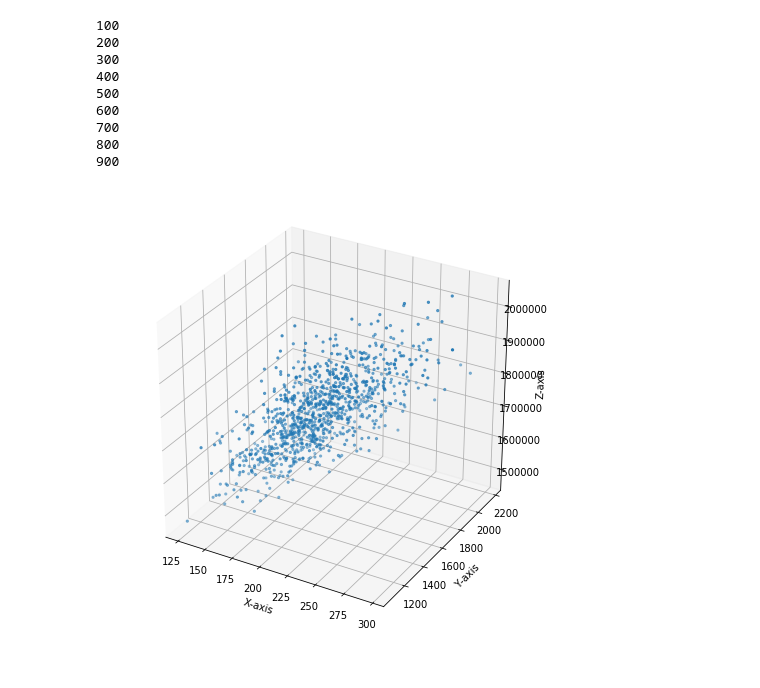
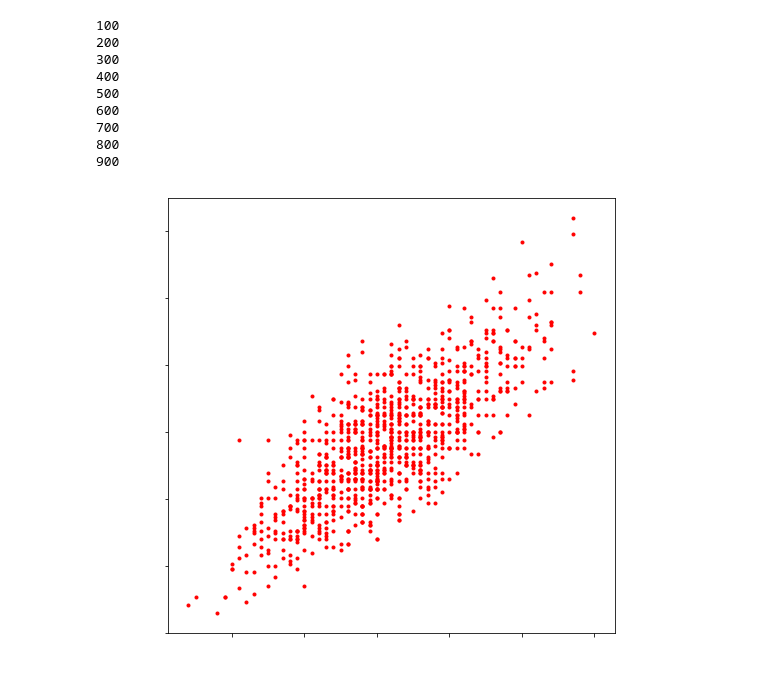
Before and after one commit to CvoidStudio/Parallel_Matrix_Topology, a Jupyter notebook: Simulator/Prediction.ipynb, the cells around one changed output. Saved outputs shown, nothing was run; the diff lists cells and outputs as text; code cells hidden in the pictures.

Commit message:
Updated: Random Search Optimization

```diff
--- a/Simulator/Prediction.ipynb
+++ b/Simulator/Prediction.ipynb
@@ -270,8 +272,8 @@ def Real_Routine(Raw_Route,Adj_M):
             for pp,act in Acts.items():
                 Routine[pp] += act
 
-        elif Action[0] == 'R':    # Recieve
-            pass # done by sender
+        #elif Action[0] == 'R':    # Recieve
+        #    pass # done by sender
 
 
 
@@ -392,18 +422,16 @@ def Shuffle_with_Center(center,leaf):
 # %%
-pairs = []
+Data = []
 TT = 0
 for T in range(1000):
-    #rand_series = np.random.permutation(np.arange(P))
-    #random_map = {i:rand_series[i] for i in range(P)}
-    random_map = Shuffle_with_Center(Center,Leaf)
+    rand_series = np.random.permutation(np.arange(P))
+    random_map = {i:rand_series[i] for i in range(P)}
+    #random_map = Shuffle_with_Center(Center,Leaf)
     New_M = switch_nodes(Unmap_Routine,random_map)
-    Diam,mean_d = Get_Loss(DIST_M, New_M)
-    Sat,Max_Sat = Get_Saturability(Routint_Tensor,New_M)
-
+    New_M = New_M/np.max(New_M)
+    Ser = Get_Saturability_Seq(Routint_Tensor,New_M,random_map)
     T_Routine = get_BAMMA('BAMMA/P16_Fox441.csv',rank_map=random_map)
     m_time = get_Longest(Real_Routine(T_Routine,Adj))
-
-    pairs.append((Max_Sat,Sat,m_time))
+    Data.append((Ser,m_time))
     if T > TT + 99:
         print(T)
         TT = T
@@ -417,14 +445,26 @@ for T in range(1000):
 700
 800
 900
+# %%
+X1 = []
+X2 = []
+Y = []
+for d in Data:
+    X1.append(np.max(d[0]))
+    X2.append(np.std(d[0],ddof=1))
+    Y.append(d[1])
+X1 = np.array(X1)
+X2 = np.array(X2)
+Y = np.array(Y)
 # %%
-Data = np.array(pairs)
 T_Fig = plt.figure(figsize=(8,8))
-axT = T_Fig.add_subplot(1, 1, 1, projection='3d')
-axT.scatter(Data[:,0],Data[:,1],Data[:,2], marker='.')
-axT.set_xlabel('X-axis')
-axT.set_ylabel('Y-axis')
-axT.set_zlabel('Z-axis')
+axT = T_Fig.add_subplot(1, 1, 1)
+w = 1
+axT.plot(w*X1+(1-w)*X2,Y,'r.')
+axT.set_xlabel('Saturability',color='white')
+axT.set_ylabel('Time',color='white')
+plt.xticks(color='white')
+plt.yticks(color='white')
 plt.show()
 # %% [output]
-[figure, old version]
+[figure, new version]
```
Also changed, not shown: parts of 16 cells of this notebook.
